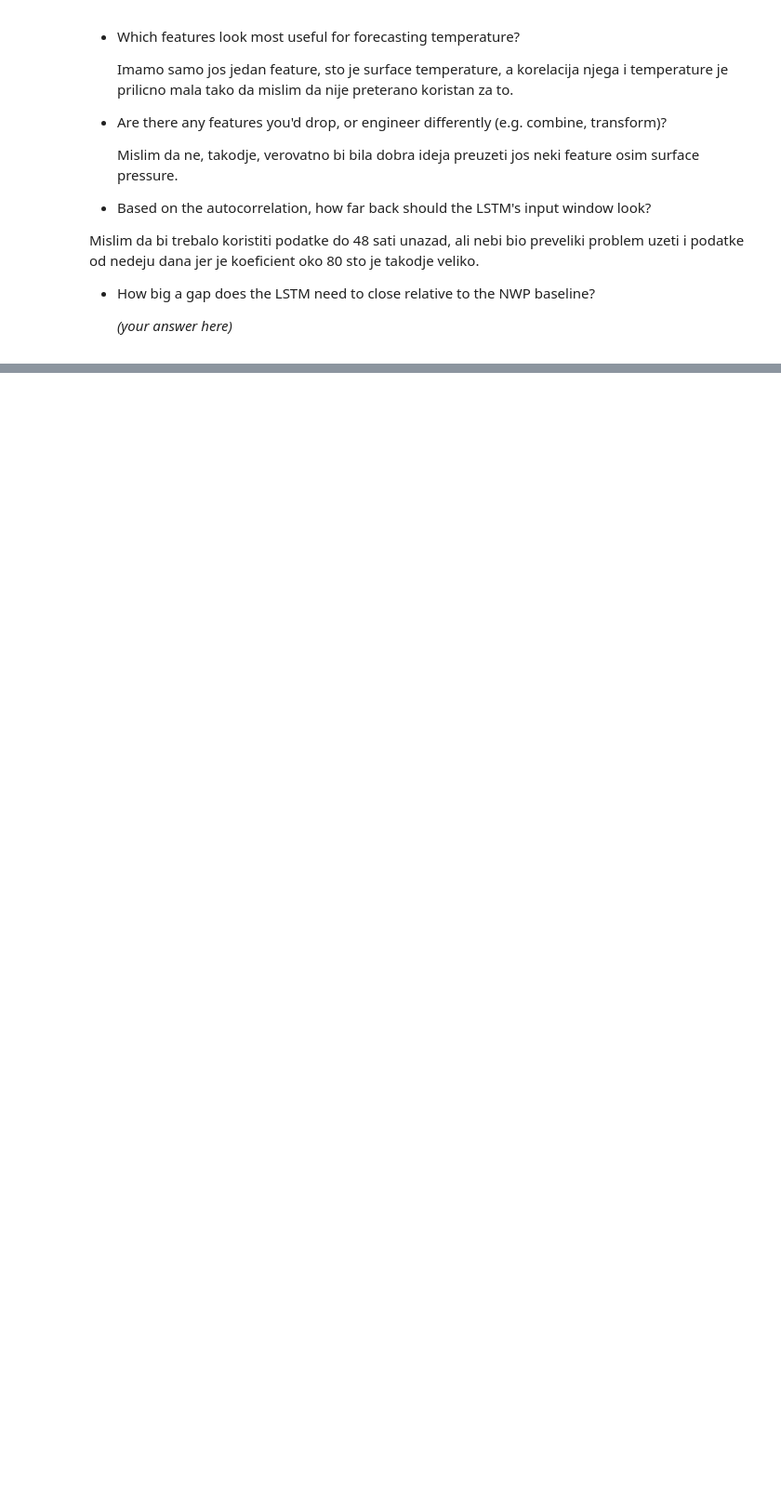
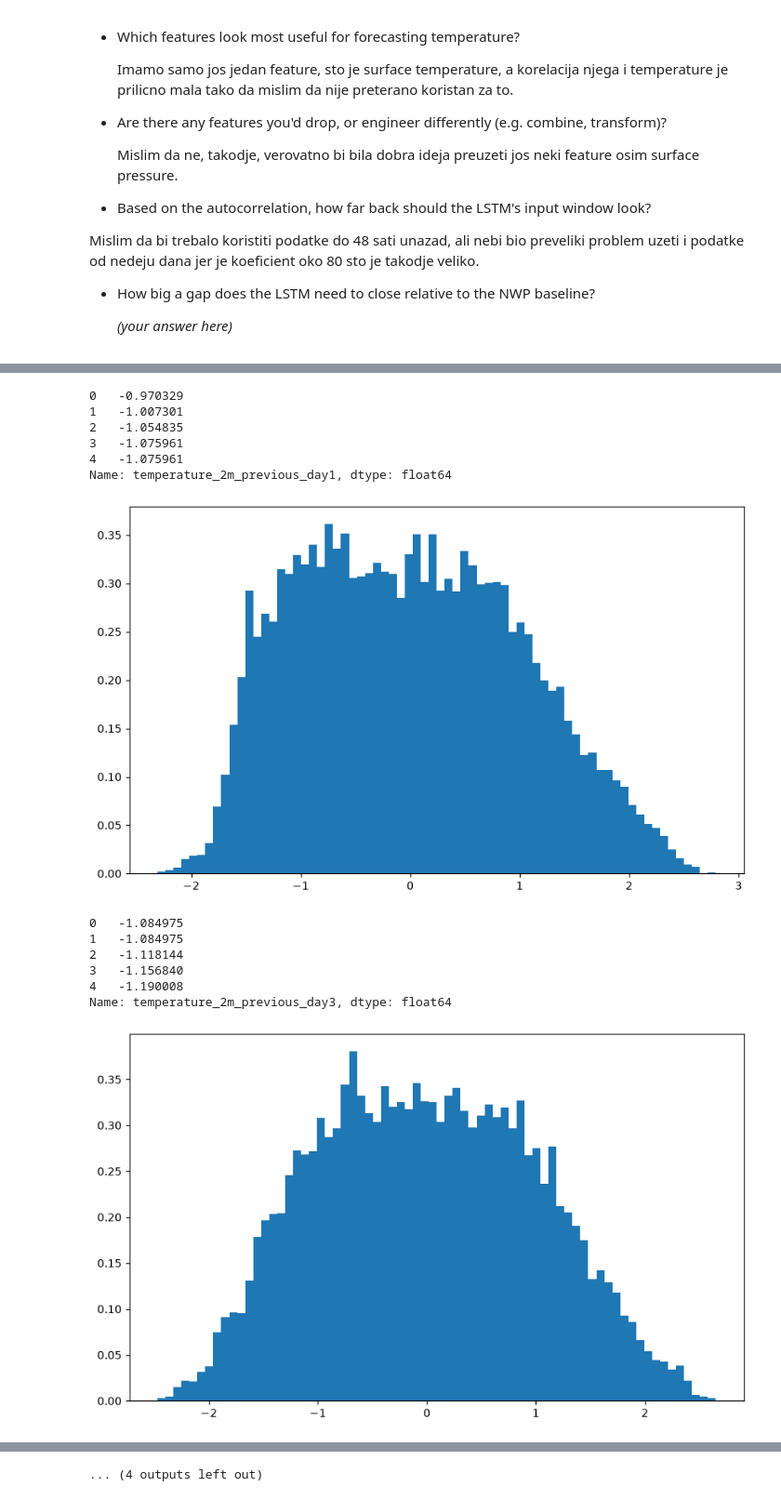
Before and after one commit to matejvu/TemperatureForecasting, a Jupyter notebook: notebooks/feature_exploration.ipynb, the cells around one changed output, grey strips where cells are left out. Shown at 93% size. Drawn from its saved outputs; the diff is of its cells as text; code cells hidden in the pictures; blank space fills up the shorter version.

```diff
--- a/notebooks/feature_exploration.ipynb
+++ b/notebooks/feature_exploration.ipynb
@@ -437,0 +516,51 @@ Mislim da bi trebalo koristiti podatke do 48 sati unazad, ali nebi bio preveliki
+# %%
+sttemp1=standardizacija1(temp1)
+plt.figure(figsize=(10, 6))
+plt.hist(sttemp1, bins=70, density=True)
+plt.show()
+sttemp3=standardizacija1(temp3)
+plt.figure(figsize=(10, 6))
+plt.hist(sttemp3, bins=70, density=True)
+plt.show()
+sttemp5=standardizacija1(temp5)
+plt.figure(figsize=(10, 6))
+plt.hist(sttemp5, bins=70, density=True)
+plt.show()
+sttemp7=standardizacija1(temp7)
+plt.figure(figsize=(10, 6))
+plt.hist(sttemp7, bins=70, density=True)
+plt.show()
+
+
+stsf1=standardizacija1(sf1)
+plt.figure(figsize=(10, 6))
+plt.hist(stsf1, bins=70, density=True)
+plt.show()
+stsf3=standardizacija1(sf3)
+plt.figure(figsize=(10, 6))
+plt.hist(stsf3, bins=70, density=True)
+plt.show()
+stsf5=standardizacija1(sf5)
+plt.figure(figsize=(10, 6))
+plt.hist(stsf5, bins=70, density=True)
+plt.show()
+stsf7=standardizacija1(sf7)
+plt.figure(figsize=(10, 6))
+plt.hist(stsf7, bins=70, density=True)
+plt.show()
+lista=[temp1,temp3,temp5,temp7]
+# %% [output]
+0   -0.970329
+1   -1.007301
+2   -1.054835
+3   -1.075961
+4   -1.075961
+Name: temperature_2m_previous_day1, dtype: float64
+[figure, added]
+0   -1.084975
+1   -1.084975
+2   -1.118144
+3   -1.156840
+4   -1.190008
+Name: temperature_2m_previous_day3, dtype: float64
+[figure, added]
@@ -437,0 +595 @@ Mislim da bi trebalo koristiti podatke do 48 sati unazad, ali nebi bio preveliki
+... (4 outputs left out)
```
Also changed, not shown: parts of 5 cells of this notebook.
